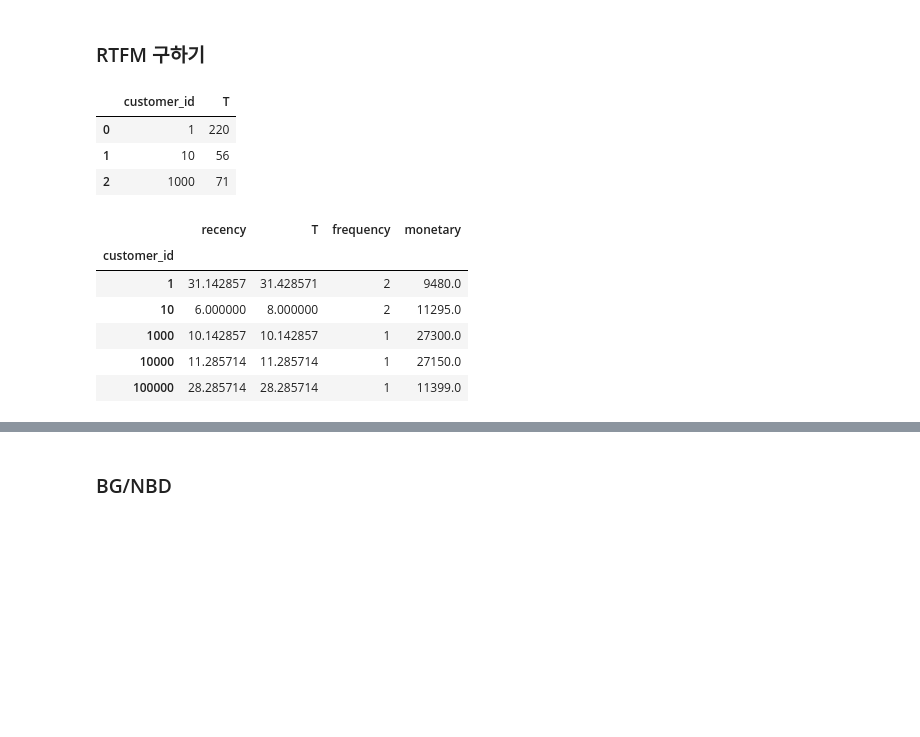
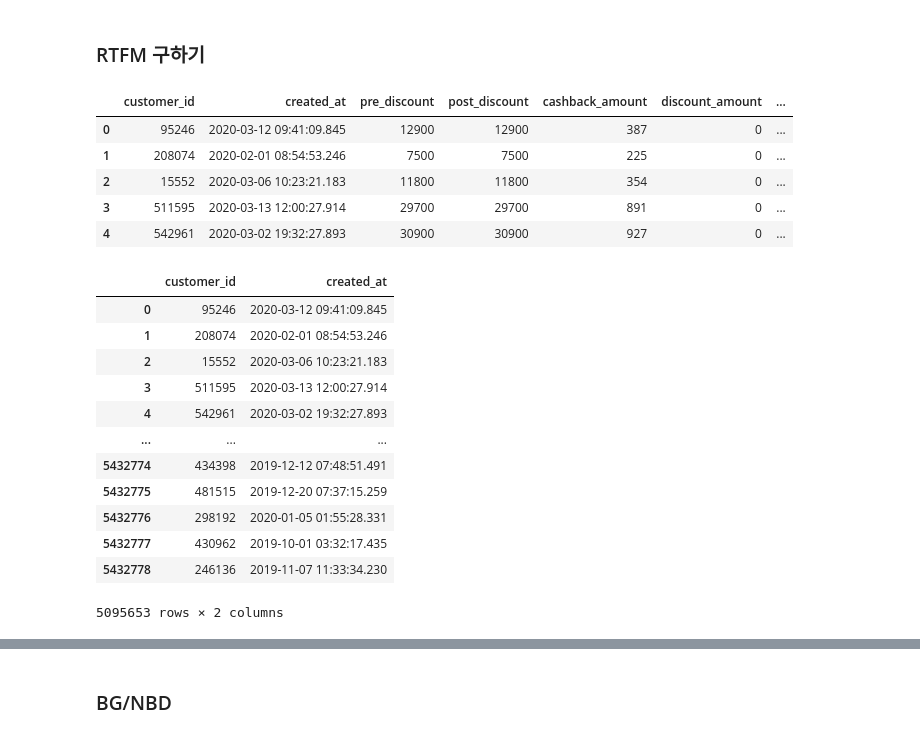
Before and after one commit to jeongmin5o/-DA-CLV, a Jupyter notebook: CRM&CLV_github.ipynb, the cells around one changed output, grey strips where cells are left out. Cells and saved outputs as stored; diff of their text form; code cells hidden in the pictures; blank space fills up the shorter version.

```diff
--- a/CRM&CLV_github.ipynb
+++ b/CRM&CLV_github.ipynb
@@ -130,10 +26,0 @@ purchase_info.describe().round()
-# %%
-# ### Transpose Dtype
-# data['push_permission'] = data['push_permission'].astype(str)
-data['is_foreigner'] = data['is_foreigner'].astype(str)
-data['customer_id'] = data['customer_id'].astype(str)
-data['merchant_id'] = data['merchant_id'].astype(str)
-data['created_at'] = pd.to_datetime(data['created_at'])
-data['birthday'] = pd.to_datetime(data['birthday'])
-data['sign_up_date'] = pd.to_datetime(data['sign_up_date'])
-data.head()
@@ -843,7 +620,0 @@ min_df.drop(columns =['created_at'],inplace = True )
-# %%
-min_df.head(3)
-# %% [output]
-|  | customer_id | T |
-| 0 | 1 | 220 |
-| 1 | 10 | 56 |
-| 2 | 1000 | 71 |
@@ -855,25 +621,26 @@ cltv_df = pd.merge(cltv_df,money,how = 'left', on='customer_id') # money합치
-# %%
-cltv_df.set_index('customer_id', inplace = True)
-cltv_df.columns = ['recency', 'T', 'frequency','monetary'] # 열의 이름 바꿔주기
-
-
-#Expressing "monetary value" as average earnings per purchase - monetary평균으로
-cltv_df["monetary"] = cltv_df["monetary"] / cltv_df["frequency"]
-
-# selection of monetary values greater than zero - 0인 애들은 없애기   # 1296 행 제거됨
-cltv_df = cltv_df[cltv_df["monetary"] > 0]
-
-# Expression of "recency "and "T" in weekly terms - 일주일 단위로
-cltv_df["recency"] = cltv_df["recency"] / 7
-cltv_df["T"] = cltv_df["T"] / 7
-
-
-cltv_df.head()
-# %% [output]
-|  | recency | T | frequency | monetary |
-| customer_id |  |  |  |  |
-| 1 | 31.142857 | 31.428571 | 2 | 9480.0 |
-| 10 | 6.000000 | 8.000000 | 2 | 11295.0 |
-| 1000 | 10.142857 | 10.142857 | 1 | 27300.0 |
-| 10000 | 11.285714 | 11.285714 | 1 | 27150.0 |
-| 100000 | 28.285714 | 28.285714 | 1 | 11399.0 |
+# %%
+data_1.head(5)
+# %% [output]
+|  | customer_id | created_at | pre_discount | post_discount | cashback_amount | discount_amount | ... |
+| 0 | 95246 | 2020-03-12 09:41:09.845 | 12900 | 12900 | 387 | 0 | ... |
+| 1 | 208074 | 2020-02-01 08:54:53.246 | 7500 | 7500 | 225 | 0 | ... |
+| 2 | 15552 | 2020-03-06 10:23:21.183 | 11800 | 11800 | 354 | 0 | ... |
+| 3 | 511595 | 2020-03-13 12:00:27.914 | 29700 | 29700 | 891 | 0 | ... |
+| 4 | 542961 | 2020-03-02 19:32:27.893 | 30900 | 30900 | 927 | 0 | ... |
+# %%
+rft = data_1[['customer_id','created_at']]
+rft
+# %% [output]
+|  | customer_id | created_at |
+| 0 | 95246 | 2020-03-12 09:41:09.845 |
+| 1 | 208074 | 2020-02-01 08:54:53.246 |
+| 2 | 15552 | 2020-03-06 10:23:21.183 |
+| 3 | 511595 | 2020-03-13 12:00:27.914 |
+| 4 | 542961 | 2020-03-02 19:32:27.893 |
+| ... | ... | ... |
+| 5432774 | 434398 | 2019-12-12 07:48:51.491 |
+| 5432775 | 481515 | 2019-12-20 07:37:15.259 |
+| 5432776 | 298192 | 2020-01-05 01:55:28.331 |
+| 5432777 | 430962 | 2019-10-01 03:32:17.435 |
+| 5432778 | 246136 | 2019-11-07 11:33:34.230 |
+5095653 rows × 2 columns
```
Also changed, not shown: parts of 53 cells of this notebook.
